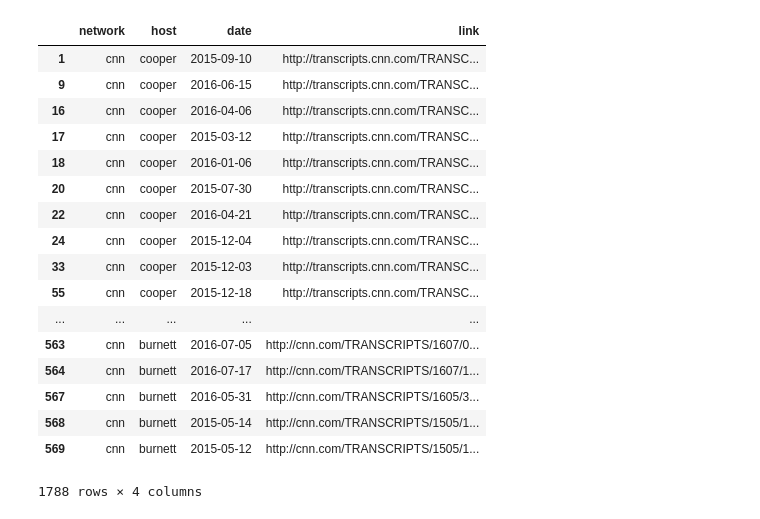
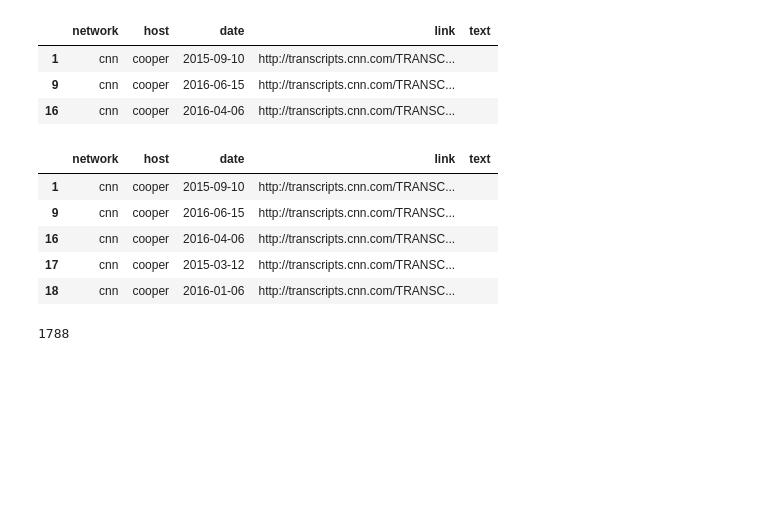
Before and after one commit to pgr-me/talking-heads, a Jupyter notebook: extract_2.ipynb, the cells around one changed output. Saved outputs shown, nothing was run; the diff lists cells and outputs as text; code cells hidden in the pictures; blank space fills up the shorter version.

```diff
--- a/extract_2.ipynb
+++ b/extract_2.ipynb
@@ -13,21 +20,20 @@ df = get_pickle('data/links.pickle'); df.head(3)
-# %%
-df[(df['network'] == 'cnn')]
-# %% [output]
-|  | network | host | date | link |
-| 1 | cnn | cooper | 2015-09-10 | http://transcripts.cnn.com/TRANSC... |
-| 9 | cnn | cooper | 2016-06-15 | http://transcripts.cnn.com/TRANSC... |
-| 16 | cnn | cooper | 2016-04-06 | http://transcripts.cnn.com/TRANSC... |
-| 17 | cnn | cooper | 2015-03-12 | http://transcripts.cnn.com/TRANSC... |
-| 18 | cnn | cooper | 2016-01-06 | http://transcripts.cnn.com/TRANSC... |
-| 20 | cnn | cooper | 2015-07-30 | http://transcripts.cnn.com/TRANSC... |
-| 22 | cnn | cooper | 2016-04-21 | http://transcripts.cnn.com/TRANSC... |
-| 24 | cnn | cooper | 2015-12-04 | http://transcripts.cnn.com/TRANSC... |
-| 33 | cnn | cooper | 2015-12-03 | http://transcripts.cnn.com/TRANSC... |
-| 55 | cnn | cooper | 2015-12-18 | http://transcripts.cnn.com/TRANSC... |
-| ... | ... | ... | ... | ... |
-| 563 | cnn | burnett | 2016-07-05 | http://cnn.com/TRANSCRIPTS/1607/0... |
-| 564 | cnn | burnett | 2016-07-17 | http://cnn.com/TRANSCRIPTS/1607/1... |
-| 567 | cnn | burnett | 2016-05-31 | http://cnn.com/TRANSCRIPTS/1605/3... |
-| 568 | cnn | burnett | 2015-05-14 | http://cnn.com/TRANSCRIPTS/1505/1... |
-| 569 | cnn | burnett | 2015-05-12 | http://cnn.com/TRANSCRIPTS/1505/1... |
-1788 rows × 4 columns
+# %%
+df_cnn.head(3)
+# %% [output]
+|  | network | host | date | link | text |
+| 1 | cnn | cooper | 2015-09-10 | http://transcripts.cnn.com/TRANSC... |  |
+| 9 | cnn | cooper | 2016-06-15 | http://transcripts.cnn.com/TRANSC... |  |
+| 16 | cnn | cooper | 2016-04-06 | http://transcripts.cnn.com/TRANSC... |  |
+# %%
+df_cnn_test = df_cnn.iloc[:5]; df_cnn_test
+# %% [output]
+|  | network | host | date | link | text |
+| 1 | cnn | cooper | 2015-09-10 | http://transcripts.cnn.com/TRANSC... |  |
+| 9 | cnn | cooper | 2016-06-15 | http://transcripts.cnn.com/TRANSC... |  |
+| 16 | cnn | cooper | 2016-04-06 | http://transcripts.cnn.com/TRANSC... |  |
+| 17 | cnn | cooper | 2015-03-12 | http://transcripts.cnn.com/TRANSC... |  |
+| 18 | cnn | cooper | 2016-01-06 | http://transcripts.cnn.com/TRANSC... |  |
+# %%
+len(cnn_transcripts)
+# %% [output]
+1788
```
Also changed, not shown: parts of 6 cells of this notebook, 4 other files.
